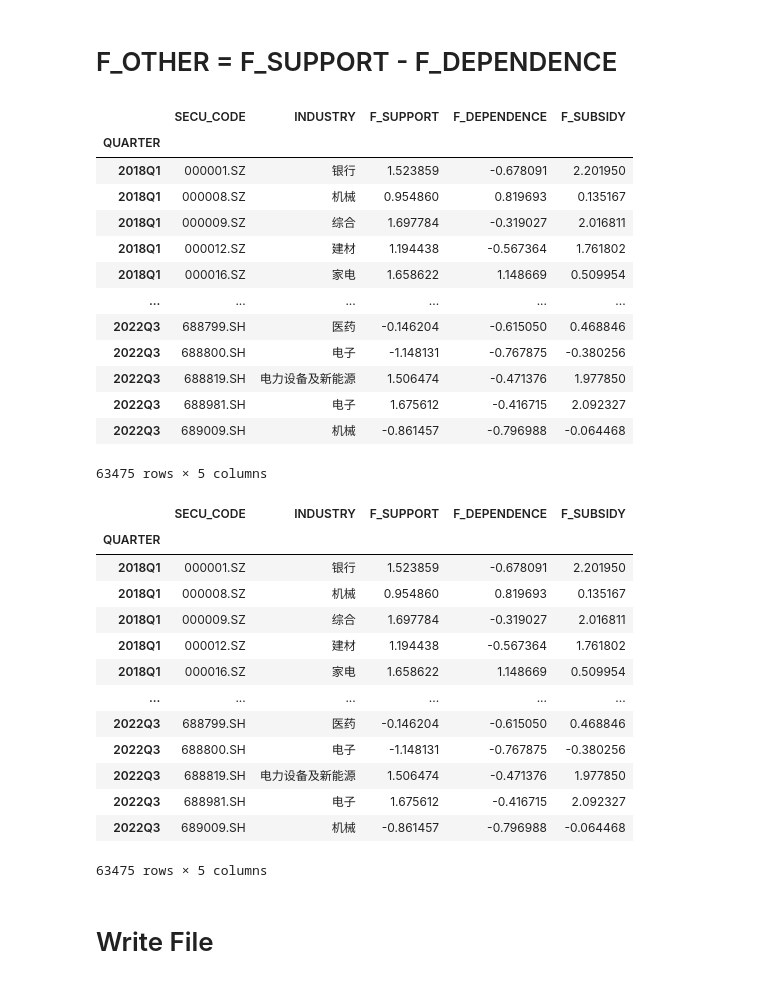
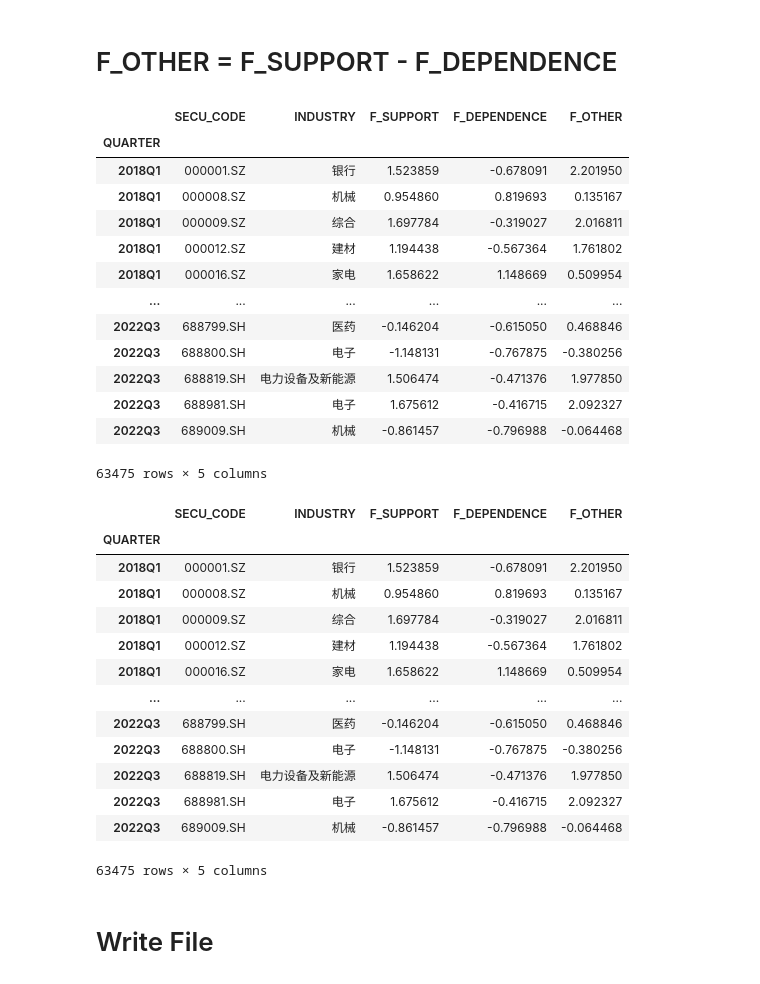
Before and after one commit to jasongangquanzhang/Government_Subsidy_Factor, a Jupyter notebook: other_sub_clean.ipynb, the cells around one changed output. Cells and saved outputs as stored; diff of their text form; code cells hidden in the pictures.

```diff
--- a/other_sub_clean.ipynb
+++ b/other_sub_clean.ipynb
@@ -348,10 +348,10 @@ df_other
 # %% [markdown]
 # F_OTHER = F_SUPPORT - F_DEPENDENCE
 # %%
-df_other["F_SUBSIDY"] = df_other["F_SUPPORT"] - df_other["F_DEPENDENCE"]
+df_other["F_OTHER"] = df_other["F_SUPPORT"] - df_other["F_DEPENDENCE"]
 df_other
 # %% [output]
-|  | SECU_CODE | INDUSTRY | F_SUPPORT | F_DEPENDENCE | F_SUBSIDY |
+|  | SECU_CODE | INDUSTRY | F_SUPPORT | F_DEPENDENCE | F_OTHER |
 | QUARTER |  |  |  |  |  |
 | 2018Q1 | 000001.SZ | 银行 | 1.523859 | -0.678091 | 2.201950 |
 | 2018Q1 | 000008.SZ | 机械 | 0.954860 | 0.819693 | 0.135167 |
@@ -371,7 +371,7 @@ df_other = df_other.set_index("QUARTER")
 
 df_other
 # %% [output]
-|  | SECU_CODE | INDUSTRY | F_SUPPORT | F_DEPENDENCE | F_SUBSIDY |
+|  | SECU_CODE | INDUSTRY | F_SUPPORT | F_DEPENDENCE | F_OTHER |
 | QUARTER |  |  |  |  |  |
 | 2018Q1 | 000001.SZ | 银行 | 1.523859 | -0.678091 | 2.201950 |
 | 2018Q1 | 000008.SZ | 机械 | 0.954860 | 0.819693 | 0.135167 |
```
Also changed, not shown: 3 other files.
